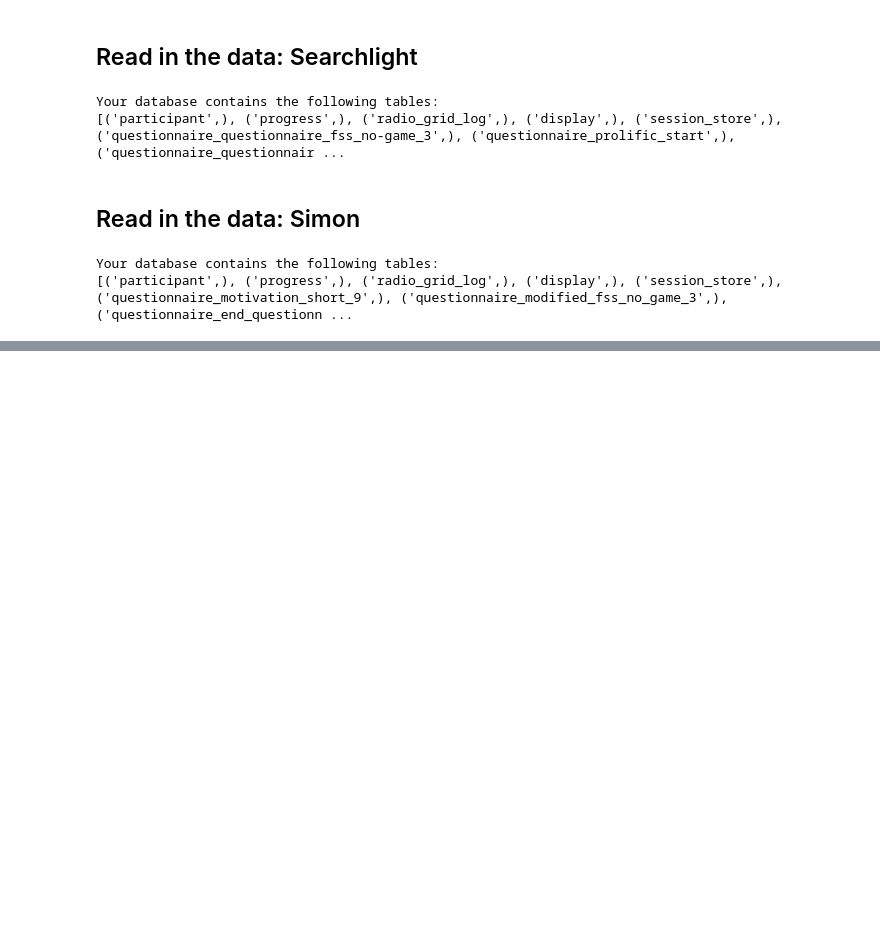
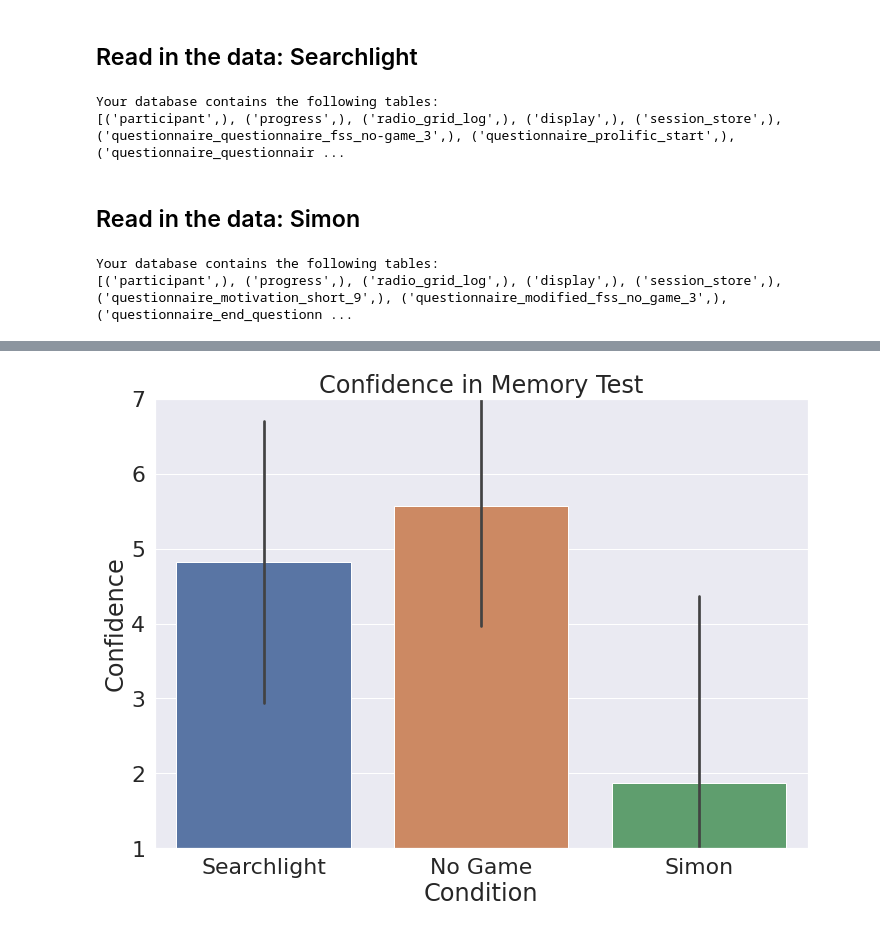
Before and after one commit to hermana/hci-experiment-analysis, a Jupyter notebook: game_mechanics_study/between_participants_pilot_analysis.ipynb, the cells around one changed output, grey strips where cells are left out. Cells and saved outputs as stored; diff of their text form; code cells hidden in the pictures; blank space fills up the shorter version.

```diff
--- a/game_mechanics_study/between_participants_pilot_analysis.ipynb
+++ b/game_mechanics_study/between_participants_pilot_analysis.ipynb
@@ -107,0 +128,4 @@ simon_connection.close()
+# %%
+NO_GAME_TRIAL_DATA['treatment'] = 'no-game'
+SIMON_TRIAL_DATA['treatment'] = 'simon'
+SEARCHLIGHT_TRIAL_DATA['treatment'] = 'searchlight'
@@ -107,0 +363,36 @@ simon_connection.close()
+# %%
+searchlight_test_data_filtered = SEARCHLIGHT_TRIAL_DATA[SEARCHLIGHT_TRIAL_DATA['phase'] == 'testing']
+searchlight_test_data_ordered = searchlight_test_data_filtered.sort_values(['participantID', 'timeSubmitted'])
+searchlight_test_data_ordered['test_order'] = searchlight_test_data_ordered.groupby('participantID').cumcount() + 1
+searchlight_test_data_ordered['condition'] = 'Searchlight'
+
+
+no_game_test_data_filtered = NO_GAME_TRIAL_DATA[NO_GAME_TRIAL_DATA['phase'] == 'testing']
+no_game_test_data_ordered = no_game_test_data_filtered.sort_values(['participantID', 'timeSubmitted'])
+no_game_test_data_ordered['test_order'] = no_game_test_data_ordered.groupby('participantID').cumcount() + 1
+no_game_test_data_ordered['condition'] = 'No Game'
+
+simon_test_data_filtered = SIMON_TRIAL_DATA[SIMON_TRIAL_DATA['phase'] == 'testing']
+simon_test_data_ordered = simon_test_data_filtered.sort_values(['participantID', 'timeSubmitted'])
+simon_test_data_ordered['test_order'] = simon_test_data_ordered.groupby('participantID').cumcount() + 1
+simon_test_data_ordered['condition'] = 'Simon'
+
+test_data = pd.concat([searchlight_test_data_ordered, no_game_test_data_ordered, simon_test_data_ordered], ignore_index=True)
+# %%
+ATTENTION_CHECK_IDS = [4, 8]
+test_data = test_data[~test_data["test_order"].isin(ATTENTION_CHECK_IDS)]
+# %%
+if not os.path.exists(f"./plots/{FOLDER_NAME}/test_data/"):
+    os.makedirs(f"./plots/{FOLDER_NAME}/test_data/")
+
+confidence = test_data[test_data['confidence']>0]
+
+confidence = confidence[~confidence["test_order"].isin(ATTENTION_CHECK_IDS)]
+# graph the mean engagement per trial order
+plt.figure()
+sns.barplot(data=test_data, x='condition', y=f'confidence', ci='sd').set(title="Confidence in Memory Test", xlabel="Condition", ylabel="Confidence")
+# sns.pointplot(data=confidence , x='test_order', hue='condition', y=f'confidence', dodge=True, errorbar=('ci', 95)).set(title="Reported confidence in selection", xlabel="Trial", ylabel="Reported Confidence")
+plt.ylim(1, 7)
+plt.savefig(f"./plots/{FOLDER_NAME}/test_data/confidence.png")
+# %% [output]
+[figure, added]
```
Also changed, not shown: parts of 29 cells of this notebook, 52 other files.
